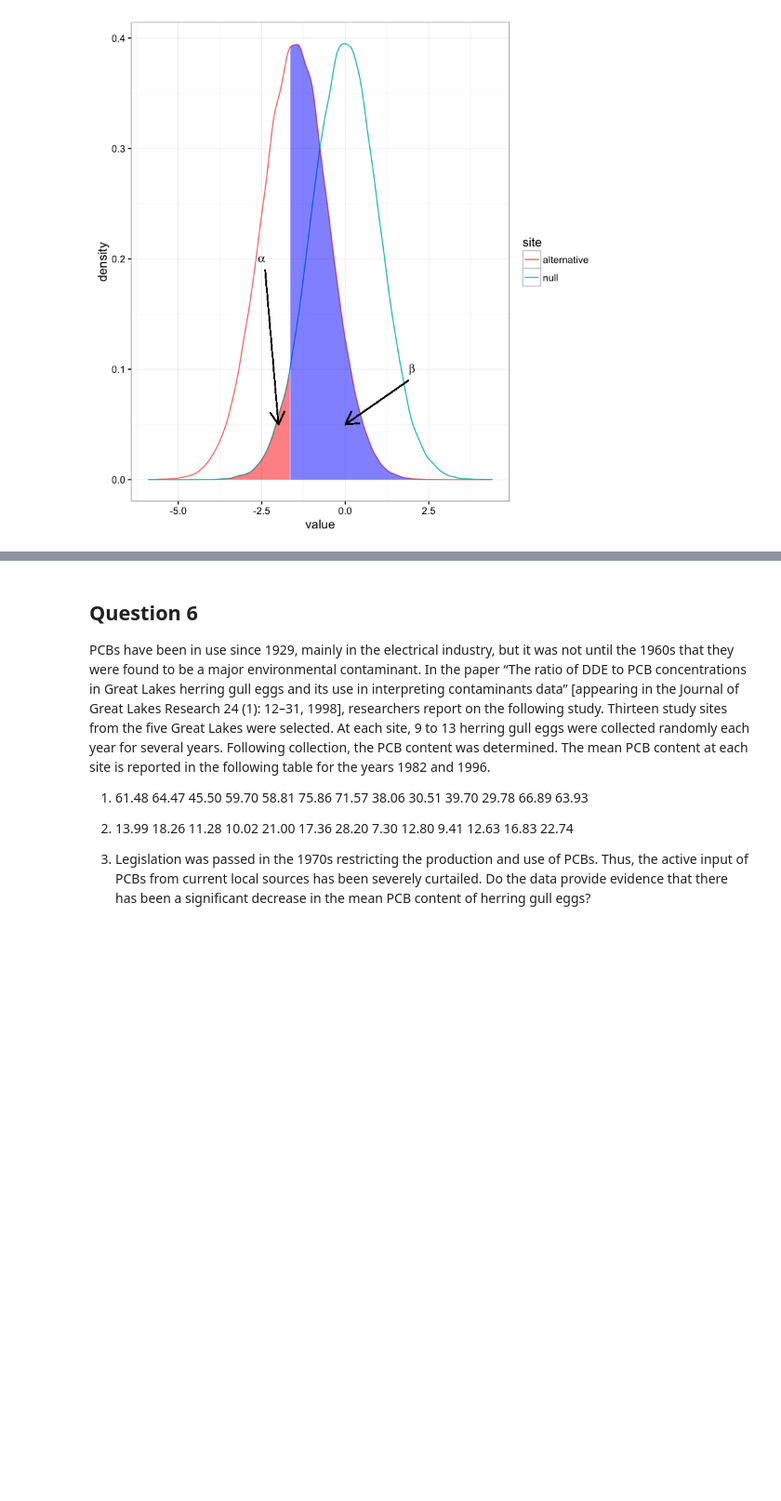
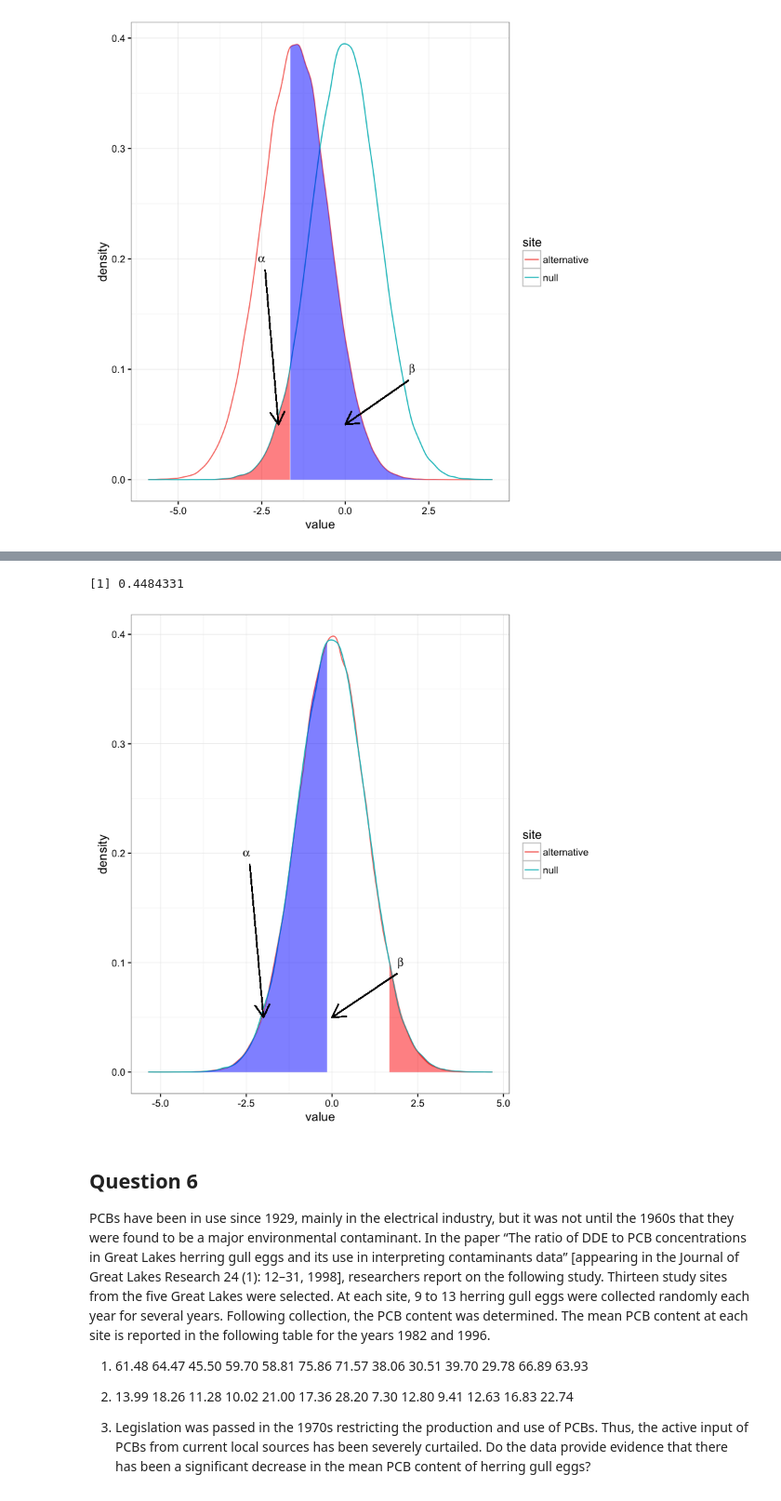
Before and after one commit to kylenpayne/CPSC_440_AB2, a Jupyter notebook: lab_handouts/Lab 5 Activity.ipynb, the cells around one changed output, grey strips where cells are left out. Shown: that part at 93% size. Saved outputs shown, nothing was run; the diff lists cells and outputs as text; code cells hidden in the pictures; blank space fills up the shorter version.

```diff
--- a/lab_handouts/Lab 5 Activity.ipynb
+++ b/lab_handouts/Lab 5 Activity.ipynb
@@ -248,3 +248,44 @@ ggplot(dt) + stat_density(aes(x=value,color=site),geom="line",position="dodge")+
 Warning message:
 : Width not defined. Set with `position_dodge(width = ?)`
 [figure]
+# %%
+alpha <- 0.05
+mu_a <- .74
+mu_0 <- .72
+n <- 381
+se <- .22/sqrt(n)
+
+ncp <- abs((mu_0-mu_a)/se)
+beta <- pnorm(abs(qnorm(alpha)) - ncp)
+#  same data, just renaming columns for clarity later on
+#  also, use data tables
+library(data.table)
+library(ggplot2)
+set.seed(1)
+n <- 121
+se <- 4400/sqrt(n)
+
+ncp_t <- (mu_0 - mu_a)/se
+value <- c(rt(100000, df=n-1), rt(100000, df=n-1, ncp = ncp_t))
+site  <- c(rep("null", 100000), rep("alternative", 100000))
+dt    <- data.table(site,value)
+#  generate kdf
+gg <- dt[,list(x=density(value)$x, y=density(value)$y),by="site"]
+#  calculate quantiles
+q1 <- quantile(dt[site=="null",value],.95)
+q2 <- quantile(dt[site=="alternative",value],beta)
+# generate the plot
+ggplot(dt) + stat_density(aes(x=value,color=site),geom="line",position="dodge")+
+  geom_ribbon(data=subset(gg,site=="null" & x>q1),
+              aes(x=x,ymax=y),ymin=0,fill="red", alpha=0.5)+
+  geom_ribbon(data=subset(gg,site=="alternative" & x<q2),
+              aes(x=x,ymax=y),ymin=0,fill="blue", alpha=0.5) +
+  annotate("text", x = -2.5, y = 0.2, label = c("alpha"), parse=TRUE) +
+  annotate("text", x = 2, y = 0.1, label = c("beta"), parse=TRUE) +
+  geom_segment(aes(x = -2.4, y = .19, xend = -2, yend = .05), arrow = arrow(length = unit(0.5, "cm"))) +
+  geom_segment(aes(x = 1.9, y = .09, xend = 0, yend = .05), arrow = arrow(length = unit(0.5, "cm"))) +
+  theme_bw()
+
+
+beta
+# %% [output]
@@ -251,3 +294,5 @@ Warning message:
+[1] 0.4484331
+[figure, added]
 # %% [markdown]
 ## Question 6
 
```
Also changed, not shown: parts of 1 cell of this notebook, 5 other files.
